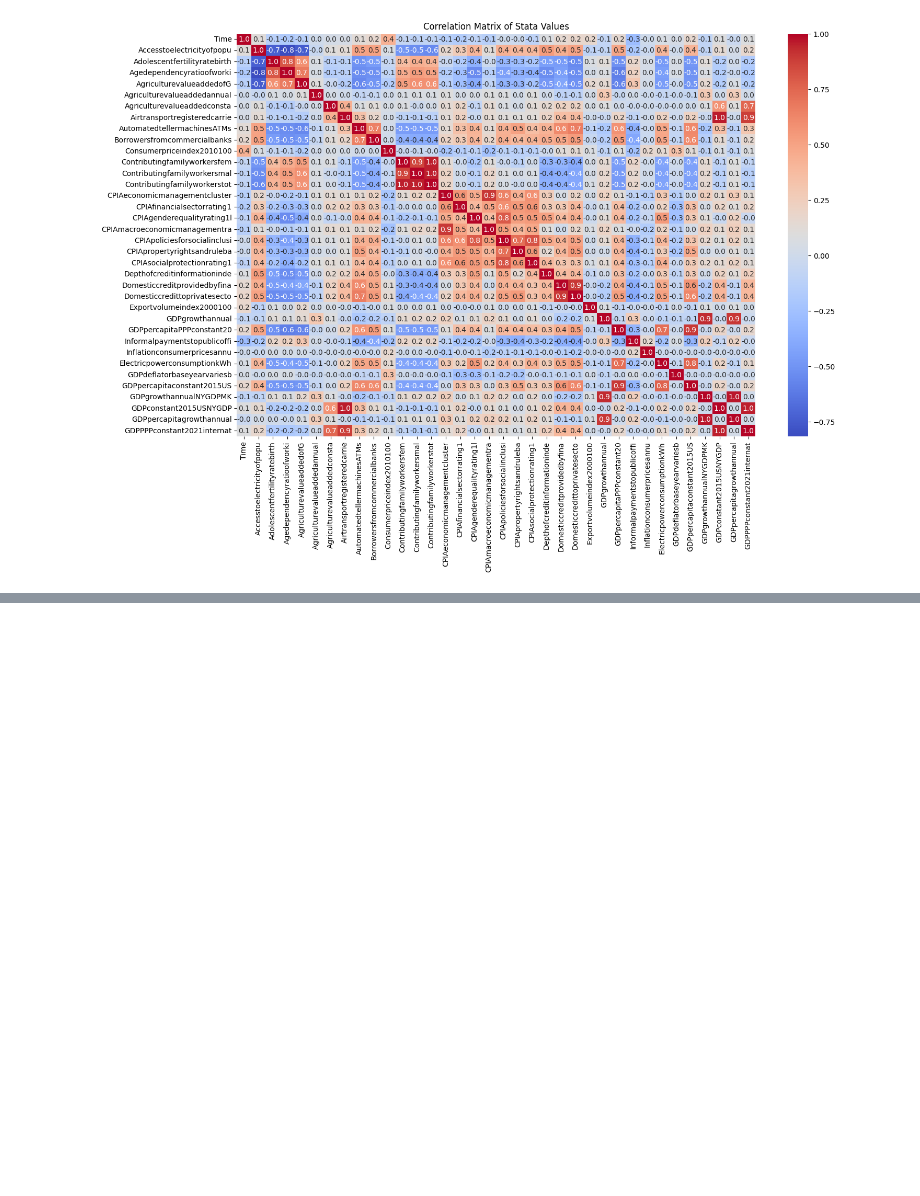
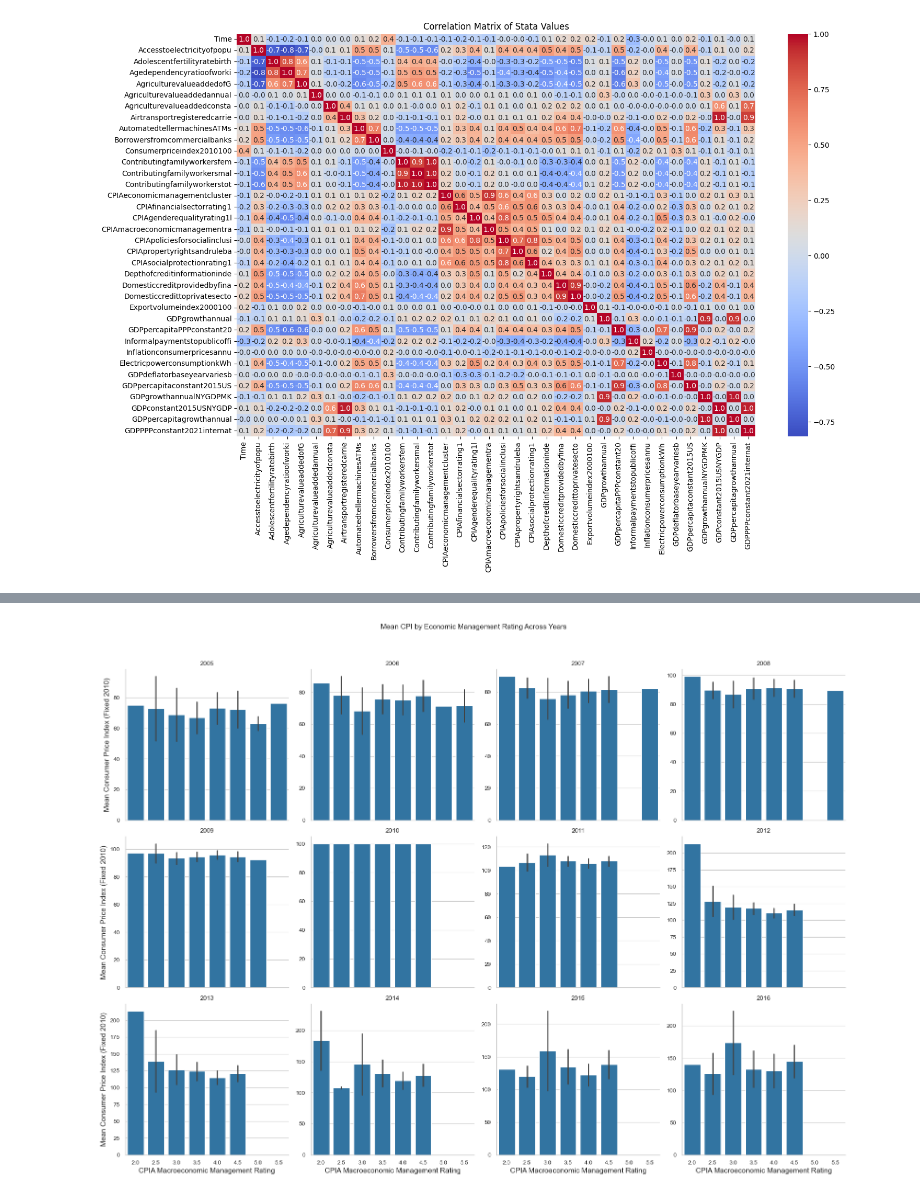
Before and after one commit to JoeyRussoniello/the-nexus-of-macroeconomic-policy-on-inflation, a Jupyter notebook: Python/python_visuals.ipynb, the cells around one changed output, grey strips where cells are left out. Cells and saved outputs as stored; diff of their text form; code cells hidden in the pictures; blank space fills up the shorter version.

```diff
--- a/Python/python_visuals.ipynb
+++ b/Python/python_visuals.ipynb
@@ -23,0 +100,14 @@ heatmap(corr,"Correlation Matrix of Stata Values")
+# %%
+g = sns.FacetGrid(filtered, col="Time", col_wrap=4, height=4, sharey=False)
+g.map(sns.barplot,
+      "EconManagement",
+      "CPI",
+      order=sorted(filtered['EconManagement'].unique()),
+      errorbar="sd")
+g.set_titles("{col_name}")
+g.set_axis_labels("CPIA Macroeconomic Management Rating", "Mean Consumer Price Index (Fixed 2010)",fontsize=FONT_SIZE)
+plt.subplots_adjust(top=0.9)
+g.figure.suptitle("Mean CPI by Economic Management Rating Across Years",fontsize=FONT_SIZE)
+plt.show()
+# %% [output]
+[figure, added]
```
Also changed, not shown: parts of 8 cells of this notebook.
